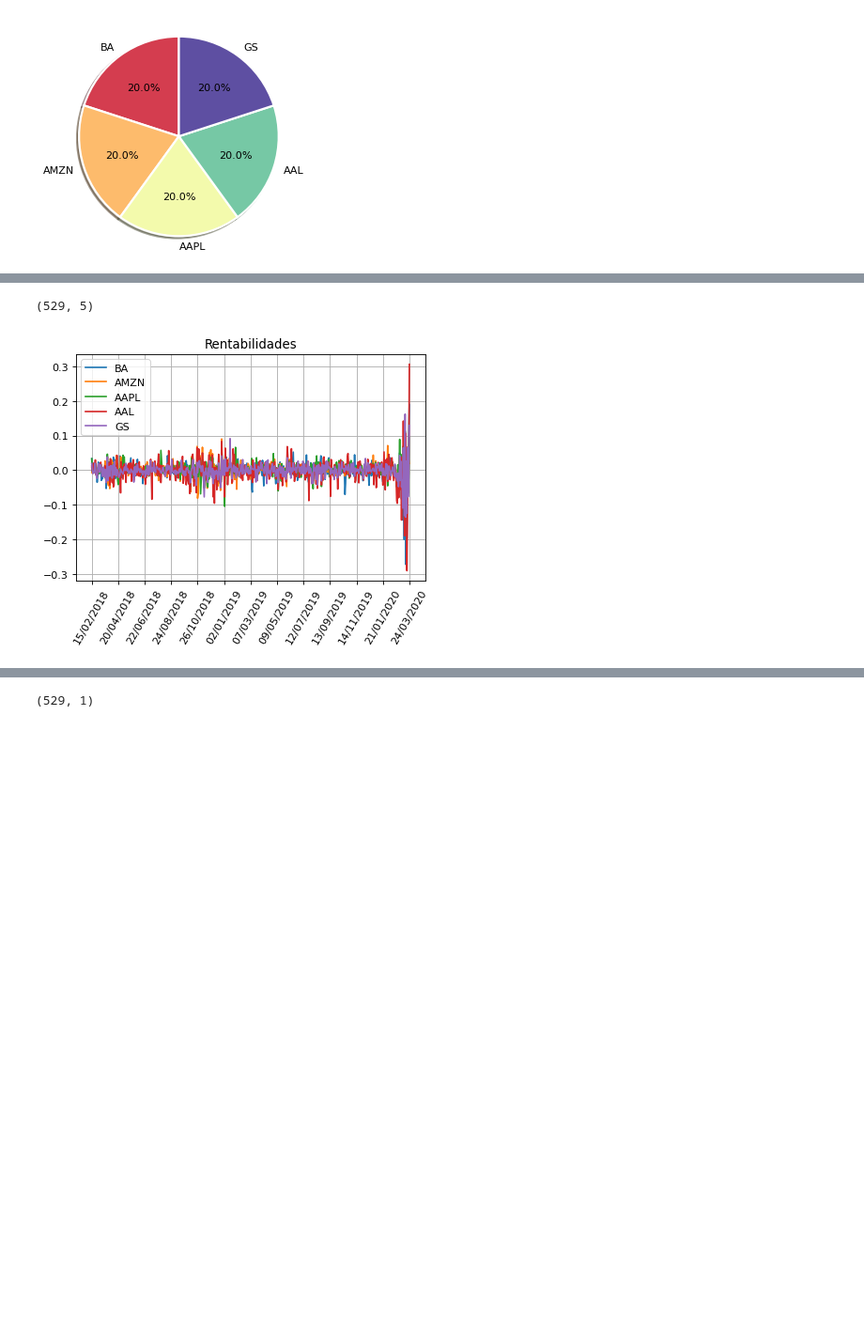
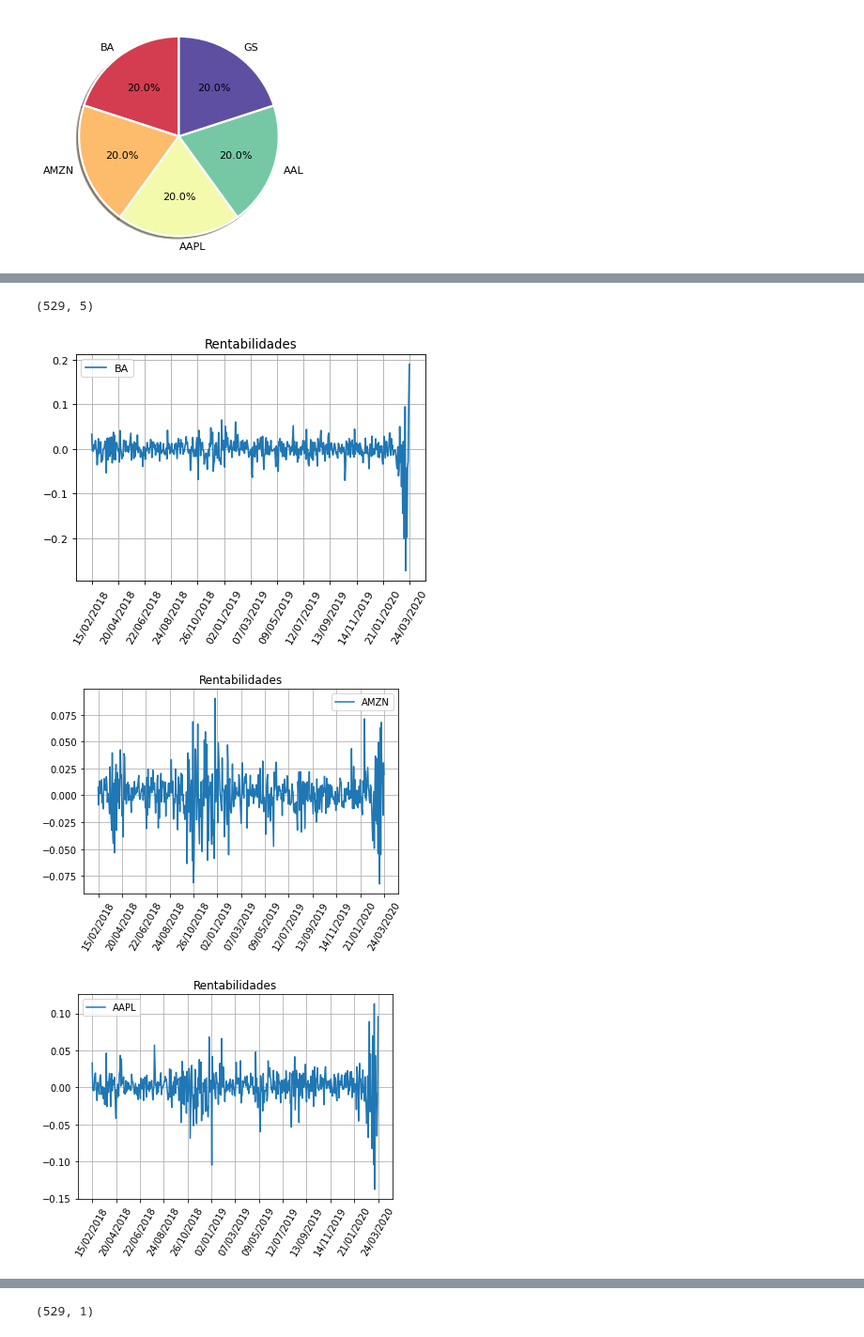
Before and after one commit to eilinlunam/MetodologiasVaR, a Jupyter notebook: EjemploMetodologiasVaR.ipynb, the cells around one changed output, grey strips where cells are left out. Shown: that part at 94% size. Saved outputs shown, nothing was run; the diff lists cells and outputs as text; code cells hidden in the pictures; blank space fills up the shorter version.

```diff
--- a/EjemploMetodologiasVaR.ipynb
+++ b/EjemploMetodologiasVaR.ipynb
@@ -259,3 +3,14 @@ class Metodologias:
+# %%
+from Class_Metodologias import Metodologias
+import matplotlib.pyplot as plt
+import numpy as np
+def grafico(var, title):
+    plt.figure(dpi=80)
+    for i,act in enumerate(var.columns):
+        plt.plot(var[act], label=var.columns[i])
+        plt.title(title),plt.grid(),plt.legend()
+        plt.xticks(np.array(var.index.values[::len(var)//12]),rotation=60)
+        plt.show()
 # %%
 activos = ["BA", "AMZN", "AAPL", "AAL", "GS"]
 pais = "united states"
@@ -314,7 +71,9 @@ M.grafico(M.data,"Precios de cierre")
 # %%
 # Rentabilidad de cada activo
 print(M.rent.shape)
-M.grafico(M.rent,"Rentabilidades")
+grafico(M.rent,"Rentabilidades")
 # %% [output]
 (529, 5)
-[figure, old version]
+[figure, new version]
+[figure, added]
+[figure, added]
```
Also changed, not shown: parts of 8 cells of this notebook.
